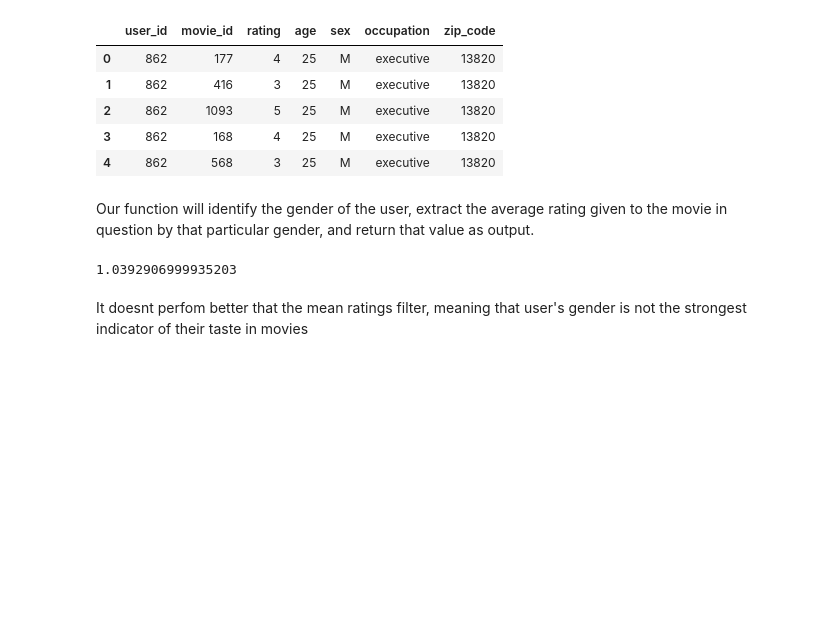
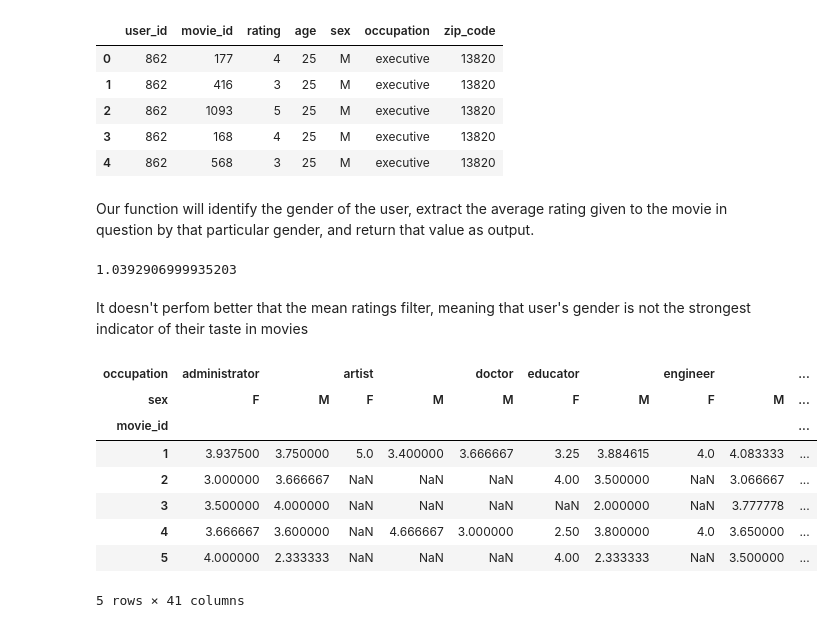
Before and after one commit to CKawara/Recommendation-Systems-with-Python, a Jupyter notebook: Collaborative-Filtering/Collaborative-Filtering.ipynb, the cells around one changed output. Saved outputs shown, nothing was run; the diff lists cells and outputs as text; code cells hidden in the pictures; blank space fills up the shorter version.

Commit message:
gender occupation demographic

```diff
--- a/Collaborative-Filtering/Collaborative-Filtering.ipynb
+++ b/Collaborative-Filtering/Collaborative-Filtering.ipynb
@@ -297,4 +297,21 @@ score(cf_gender)
 # %% [output]
 1.0392906999935203
 # %% [markdown]
-It doesnt perfom better that the mean ratings filter, meaning that user's gender is not the strongest indicator of their taste in movies
+It doesn't perfom better that the mean ratings filter, meaning that user's gender is not the strongest indicator of their taste in movies
+# %%
+# we'll try another demographic filter but this time include gender and occupation
+
+# compute the mean rating by gender and occupation
+gen_occ_mean = merged_df[['sex', 'rating', 'movie_id', 'occupation']].pivot_table(values='rating',index='movie_id', columns=['occupation', 'sex'], aggfunc='mean')
+
+gen_occ_mean.head()
+# %% [output]
+| occupation | administrator |  | artist |  | doctor | educator |  | engineer |  | ... |
+| sex | F | M | F | M | M | F | M | F | M | ... |
+| movie_id |  |  |  |  |  |  |  |  |  | ... |
+| 1 | 3.937500 | 3.750000 | 5.0 | 3.400000 | 3.666667 | 3.25 | 3.884615 | 4.0 | 4.083333 | ... |
+| 2 | 3.000000 | 3.666667 | NaN | NaN | NaN | 4.00 | 3.500000 | NaN | 3.066667 | ... |
+| 3 | 3.500000 | 4.000000 | NaN | NaN | NaN | NaN | 2.000000 | NaN | 3.777778 | ... |
+| 4 | 3.666667 | 3.600000 | NaN | 4.666667 | 3.000000 | 2.50 | 3.800000 | 4.0 | 3.650000 | ... |
+| 5 | 4.000000 | 2.333333 | NaN | NaN | NaN | 4.00 | 2.333333 | NaN | 3.500000 | ... |
+5 rows × 41 columns
```
